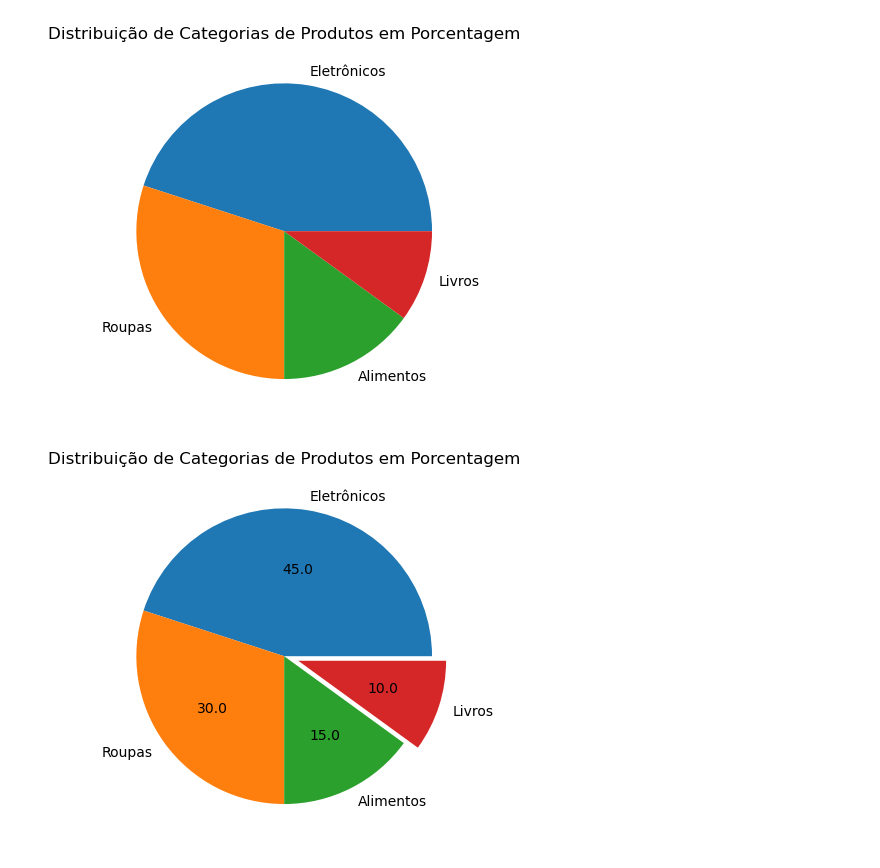
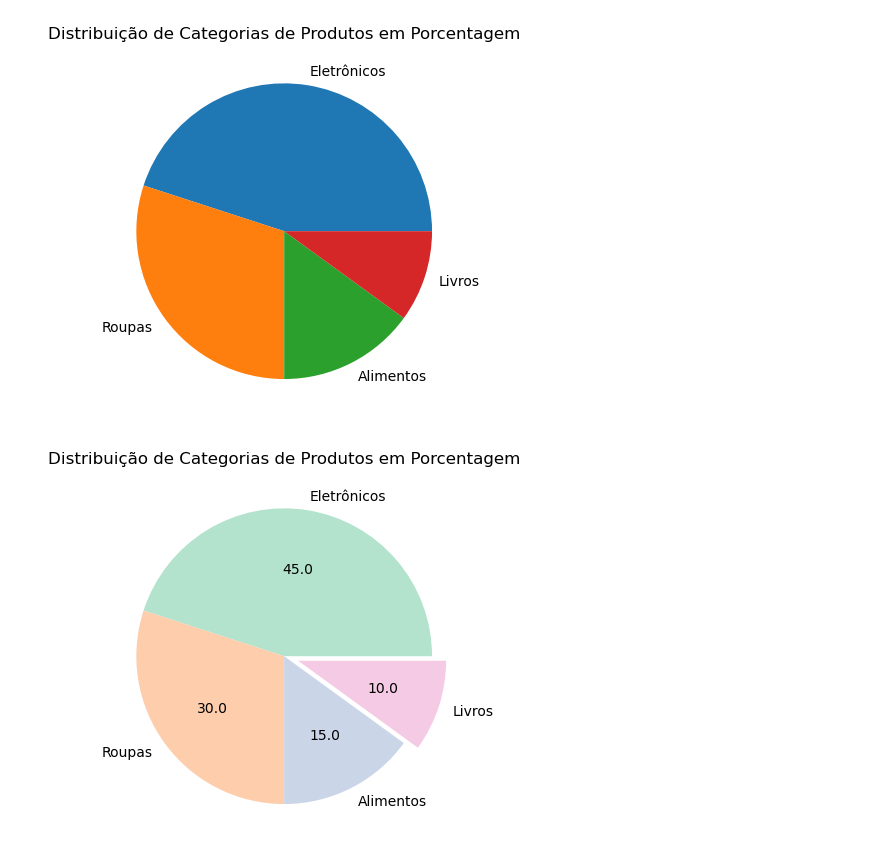
Before and after one commit to kiwsley/ciencia_de_dados, a Jupyter notebook: matplotlib_Searborn/plt_esquema_cores.ipynb, the cells around one changed output. Drawn from its saved outputs; the diff is of its cells as text; code cells hidden in the pictures.

```diff
--- a/matplotlib_Searborn/plt_esquema_cores.ipynb
+++ b/matplotlib_Searborn/plt_esquema_cores.ipynb
@@ -13,13 +13,13 @@ plt.show()
 # %%
 import matplotlib.pyplot as plt
 
 categorias = ['Eletrônicos', 'Roupas', 'Alimentos', 'Livros']
 quantidades = [45, 30, 15, 10]  # valores em porcentagem
 destaque = [0,0,0,0.1]
-
+cores = plt.get_cmap('Pastel2').colors
 
 plt.title('Distribuição de Categorias de Produtos em Porcentagem')
-plt.pie(quantidades, labels=categorias,autopct='%.1f',explode=destaque)
+plt.pie(quantidades, labels=categorias,autopct='%.1f',explode=destaque,colors=cores)
 plt.show()
 # %% [output]
-[figure, old version]
+[figure, new version]
```
Also changed, not shown: 2 other files.
